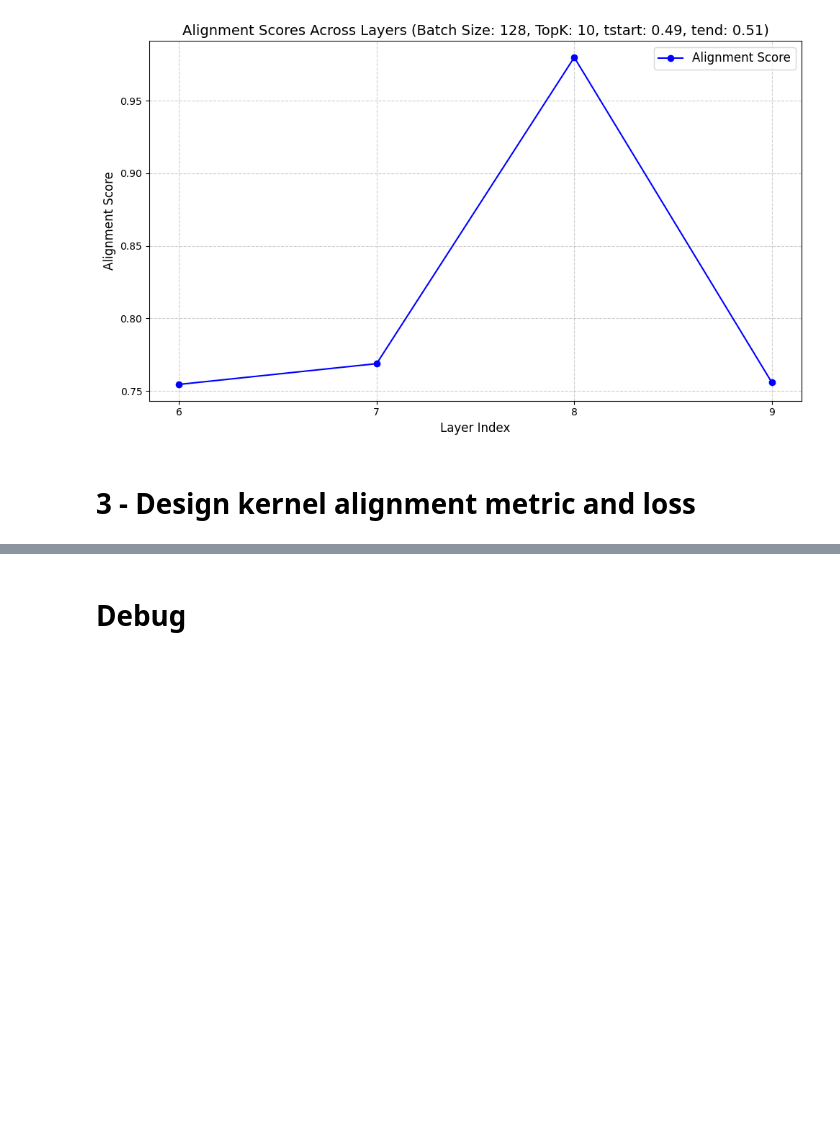
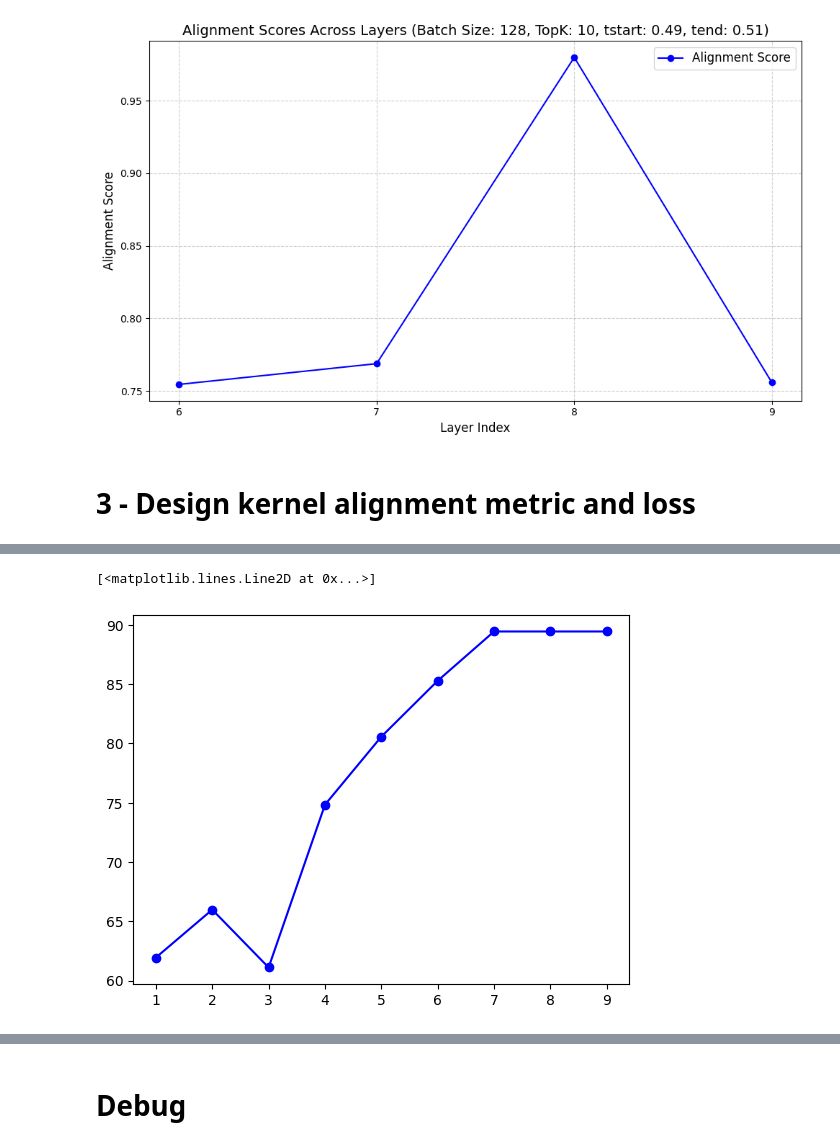
Before and after one commit to xingjianleng/REPA, a Jupyter notebook: notebooks/repa-analysis.ipynb, the cells around one changed output, grey strips where cells are left out. Saved outputs shown, nothing was run; the diff lists cells and outputs as text; code cells hidden in the pictures; blank space fills up the shorter version.

Commit message:
feat: gradient recorder for diff and projection loss

```diff
--- a/notebooks/repa-analysis.ipynb
+++ b/notebooks/repa-analysis.ipynb
@@ -585,0 +807,5 @@ plt.show()
+# %%
+# load args and training dataset
+device = 'cuda:3'
+args = repaArgs()
+print(args)
@@ -585,0 +818,6 @@ plt.show()
+# %%
+# get training dataset, encoders and loss_fn
+model, vae = load_models(args)
+train_dataset = load_train_dataset(args)  # Uses args.data_dir
+encoders, encoder_types, architectures = load_perception_encoders(args)
+loss_fn = get_loss_fn(args)
@@ -585,0 +1043,17 @@ plt.show()
+# %%
+import torch
+import math
+from torch.utils.data import DataLoader
+
+# Assume `args`, `model`, `vae`, `encoders`, `encoder_types`, `architectures`, `loss_fn`, and `train_dataset` are already defined
+batch_size = 64
+
+# Initialize DataLoader
+train_dataloader = DataLoader(
+    train_dataset,
+    batch_size=batch_size,
+    shuffle=True,
+    num_workers=2,
+    pin_memory=True,
+    drop_last=True
+)
@@ -585,0 +1136,7 @@ plt.show()
+# %%
+cos_sim = []
+for layer_idx in range(1,10):
+    # Initialize GradientRecorder with the correct layer name
+    layer_name = f"blocks.{layer_idx}"  # Replace with your actual layer name
+    angle = get_grad_angle(model, layer_name)
+    cos_sim.append(angle)
@@ -585,0 +1153,6 @@ plt.show()
+# %%
+import matplotlib.pyplot as plt
+plt.plot(range(1, 10), cos_sim, marker='o', linestyle='-', color='b', label='Alignment angle')
+# %% [output]
+[<matplotlib.lines.Line2D at 0x...>]
+[figure, added]
```
Also changed, not shown: parts of 29 cells of this notebook, 1 other file.
